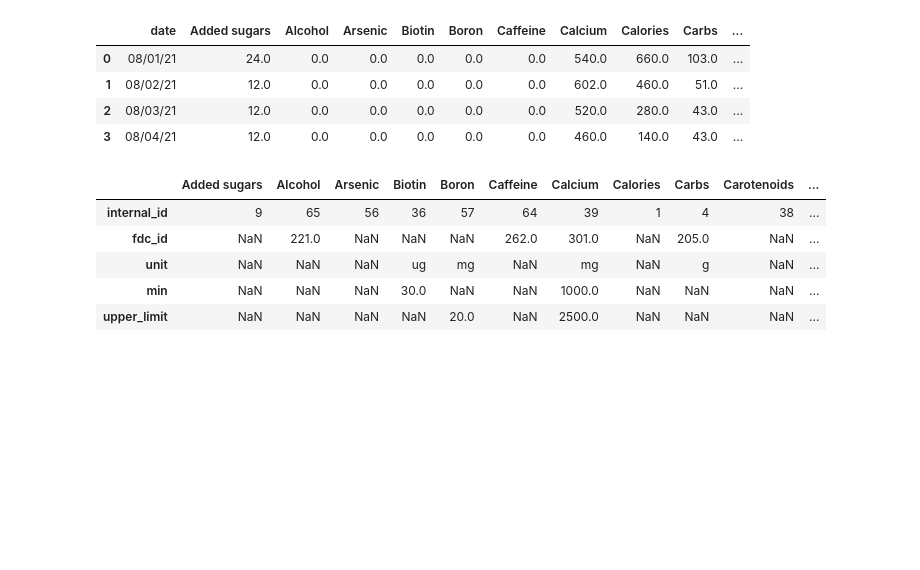
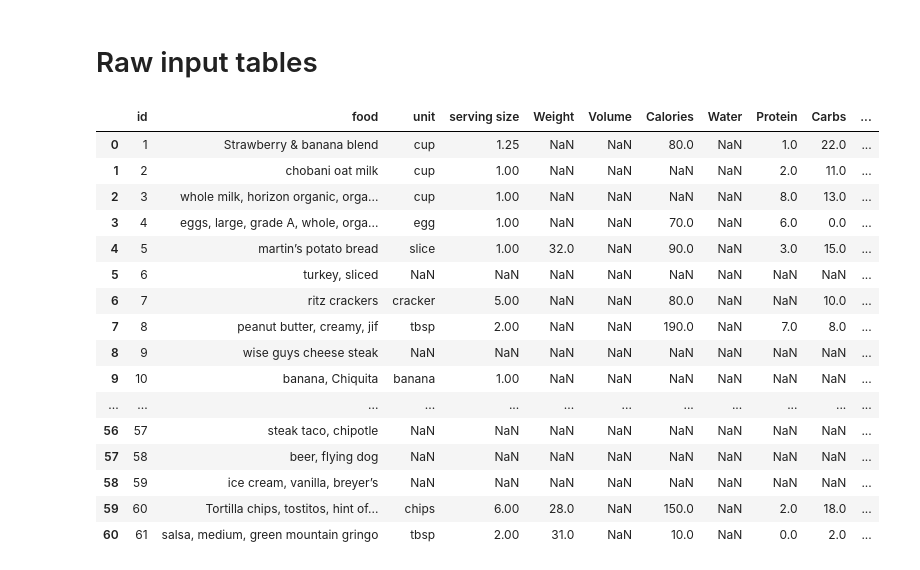
Before and after one commit to aindilis/mealsolver, a Jupyter notebook: Explorer2.ipynb, the cells around one changed output. Cells and saved outputs as stored; diff of their text form; code cells hidden in the pictures; blank space fills up the shorter version.

```diff
--- a/Explorer2.ipynb
+++ b/Explorer2.ipynb
@@ -203,22 +1,30 @@ daily_totals
-# %%
-daily_totals2 = daily_totals.pivot(index='date',columns='name')['nutrient_total'].reset_index().drop('to_drop',axis=1)
-daily_totals2.columns.name = None
-pd.set_option('display.max_columns', None)
-daily_totals2
-# %% [output]
-|  | date | Added sugars | Alcohol | Arsenic | Biotin | Boron | Caffeine | Calcium | Calories | Carbs | ... |
-| 0 | 08/01/21 | 24.0 | 0.0 | 0.0 | 0.0 | 0.0 | 0.0 | 540.0 | 660.0 | 103.0 | ... |
-| 1 | 08/02/21 | 12.0 | 0.0 | 0.0 | 0.0 | 0.0 | 0.0 | 602.0 | 460.0 | 51.0 | ... |
-| 2 | 08/03/21 | 12.0 | 0.0 | 0.0 | 0.0 | 0.0 | 0.0 | 520.0 | 280.0 | 43.0 | ... |
-| 3 | 08/04/21 | 12.0 | 0.0 | 0.0 | 0.0 | 0.0 | 0.0 | 460.0 | 140.0 | 43.0 | ... |
-# %%
-new_intake = intake.sort_values('name').set_index('name').T
-new_intake.columns.name = None
-new_intake
-# %% [output]
-|  | Added sugars | Alcohol | Arsenic | Biotin | Boron | Caffeine | Calcium | Calories | Carbs | Carotenoids | ... |
-| internal_id | 9 | 65 | 56 | 36 | 57 | 64 | 39 | 1 | 4 | 38 | ... |
-| fdc_id | NaN | 221.0 | NaN | NaN | NaN | 262.0 | 301.0 | NaN | 205.0 | NaN | ... |
-| unit | NaN | NaN | NaN | ug | mg | NaN | mg | NaN | g | NaN | ... |
-| min | NaN | NaN | NaN | 30.0 | NaN | NaN | 1000.0 | NaN | NaN | NaN | ... |
-| upper_limit | NaN | NaN | NaN | NaN | 20.0 | NaN | 2500.0 | NaN | NaN | NaN | ... |
+# %%
+import pandas as pd
+pd.set_option('display.max_columns', None)
+pd.set_option('display.max_rows', None)
+# %% [markdown]
+# Raw input tables
+# %%
+nutrient_profiles_csv = pd.read_csv("test_nutrient_profiles.csv")
+intake_requirements_csv = pd.read_csv('my_intake_requirements.csv')
+log_csv = pd.read_csv('test_log.csv')
+# %%
+nutrient_profiles_csv
+# %% [output]
+|  | id | food | unit | serving size | Weight | Volume | Calories | Water | Protein | Carbs | ... |
+| 0 | 1 | Strawberry & banana blend | cup | 1.25 | NaN | NaN | 80.0 | NaN | 1.0 | 22.0 | ... |
+| 1 | 2 | chobani oat milk | cup | 1.00 | NaN | NaN | NaN | NaN | 2.0 | 11.0 | ... |
+| 2 | 3 | whole milk, horizon organic, orga... | cup | 1.00 | NaN | NaN | NaN | NaN | 8.0 | 13.0 | ... |
+| 3 | 4 | eggs, large, grade A, whole, orga... | egg | 1.00 | NaN | NaN | 70.0 | NaN | 6.0 | 0.0 | ... |
+| 4 | 5 | martin’s potato bread | slice | 1.00 | 32.0 | NaN | 90.0 | NaN | 3.0 | 15.0 | ... |
+| 5 | 6 | turkey, sliced | NaN | NaN | NaN | NaN | NaN | NaN | NaN | NaN | ... |
+| 6 | 7 | ritz crackers | cracker | 5.00 | NaN | NaN | 80.0 | NaN | NaN | 10.0 | ... |
+| 7 | 8 | peanut butter, creamy, jif | tbsp | 2.00 | NaN | NaN | 190.0 | NaN | 7.0 | 8.0 | ... |
+| 8 | 9 | wise guys cheese steak | NaN | NaN | NaN | NaN | NaN | NaN | NaN | NaN | ... |
+| 9 | 10 | banana, Chiquita | banana | 1.00 | NaN | NaN | NaN | NaN | NaN | NaN | ... |
+| ... | ... | ... | ... | ... | ... | ... | ... | ... | ... | ... | ... |
+| 56 | 57 | steak taco, chipotle | NaN | NaN | NaN | NaN | NaN | NaN | NaN | NaN | ... |
+| 57 | 58 | beer, flying dog | NaN | NaN | NaN | NaN | NaN | NaN | NaN | NaN | ... |
+| 58 | 59 | ice cream, vanilla, breyer’s | NaN | NaN | NaN | NaN | NaN | NaN | NaN | NaN | ... |
+| 59 | 60 | Tortilla chips, tostitos, hint of... | chips | 6.00 | 28.0 | NaN | 150.0 | NaN | 2.0 | 18.0 | ... |
+| 60 | 61 | salsa, medium, green mountain gringo | tbsp | 2.00 | 31.0 | NaN | 10.0 | NaN | 0.0 | 2.0 | ... |
```
Also changed, not shown: parts of 21 cells of this notebook, 2 other files.
